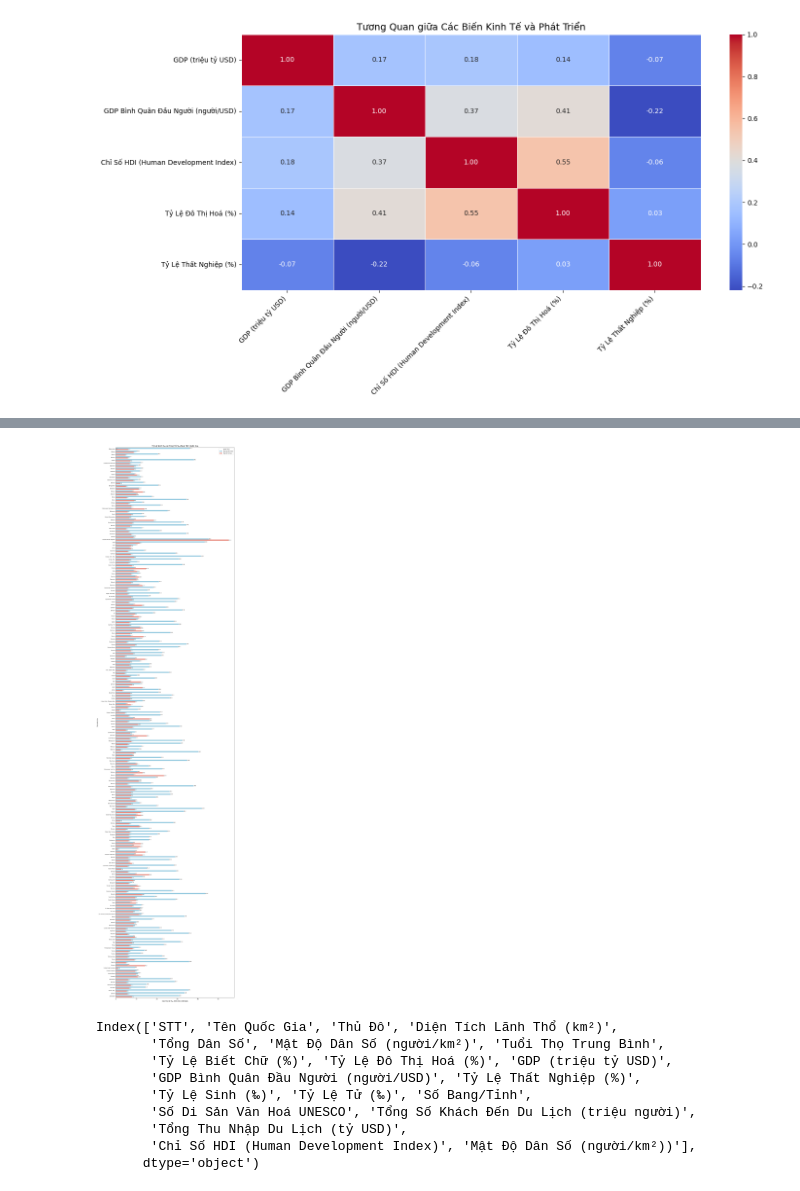
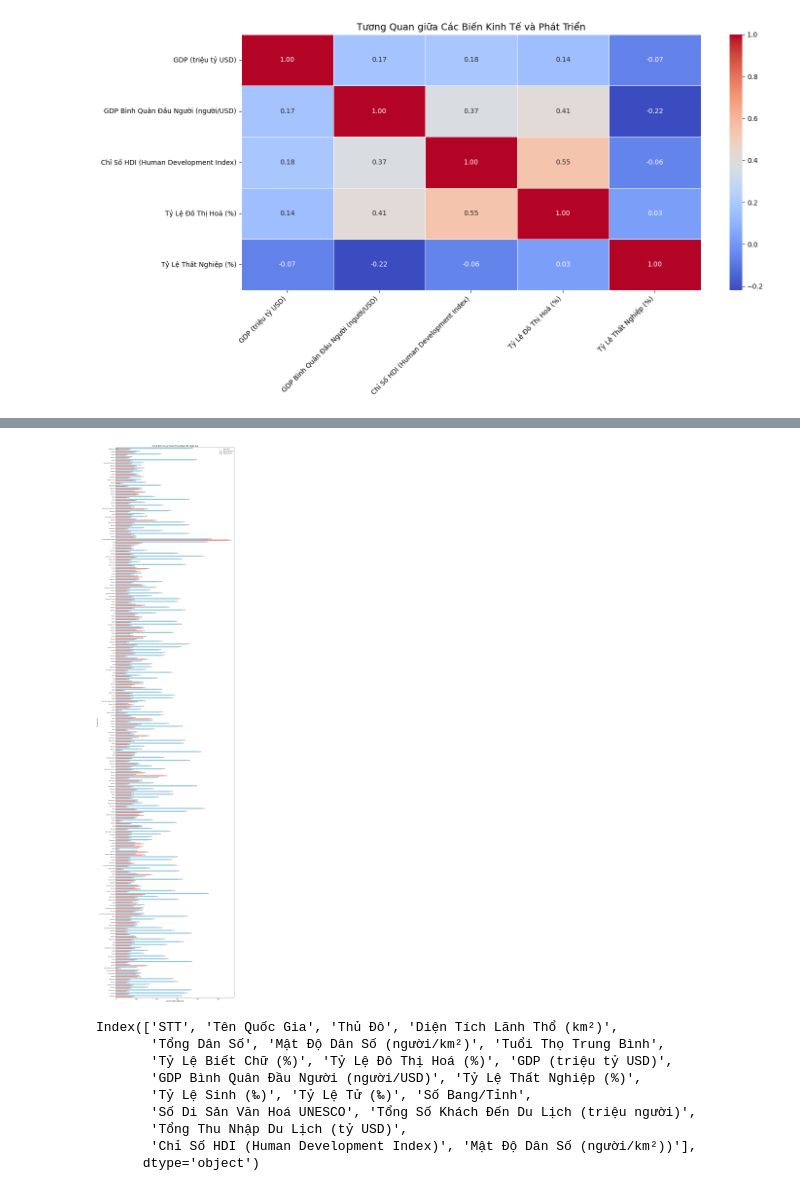
Before and after one commit to HUyEsona/Data-visualization-axis, a Jupyter notebook: main.ipynb, the cells around one changed output, grey strips where cells are left out. Drawn from its saved outputs; the diff is of its cells as text; code cells hidden in the pictures.

```diff
--- a/main.ipynb
+++ b/main.ipynb
@@ -588,42 +560,39 @@ plt.show()
 # %%
 plt.figure(figsize=(15, 60))
 
 # Chuyển đổi dữ liệu từ dạng rộng sang dạng dài
 df_long = df.melt(id_vars=["Tên Quốc Gia"], value_vars=["Tỷ Lệ Sinh (‰)", "Tỷ Lệ Tử (‰)"],
                   var_name="Loại Tỉ Lệ", value_name="Giá Trị")
 
-# Chuyển đổi đơn vị sang hàng nghìn
-df_long['Giá Trị (phần nghìn)'] = df_long.apply(
-    lambda row: row['Giá Trị'] * 100,
-    axis=1
-)
+# Nhân giá trị với 1000
+df_long['Giá Trị (‰)'] = df_long['Giá Trị'] * 1000
 
 # Định nghĩa bảng màu tùy chỉnh
 custom_palette = {"Tỷ Lệ Sinh (‰)": "skyblue", "Tỷ Lệ Tử (‰)": "salmon"}
 
 # Vẽ biểu đồ
-ax = sns.barplot(y="Tên Quốc Gia", x="Giá Trị (phần nghìn)", hue="Loại Tỉ Lệ", data=df_long, palette=custom_palette)
+ax = sns.barplot(y="Tên Quốc Gia", x="Giá Trị (‰)", hue="Loại Tỉ Lệ", data=df_long, palette=custom_palette)
 
-# Thêm giá trị vào cuối mỗi cột
+# Thêm giá trị vào cuối mỗi cột với dấu ‰
 for p in ax.patches:
     width = p.get_width()
     if not pd.isna(width):
-        ax.text(width + 0.01,  # Vị trí x: cuối cột + khoảng trắng
+        ax.text(width + 0.1,  # Vị trí x: cuối cột + khoảng trắng
                 p.get_y() + p.get_height() / 2.,  # Vị trí y: giữa cột
-                f'{width:.1f}',  # Hiển thị giá trị với 1 chữ số thập phân
+                f'{width:.0f}‰',  # Hiển thị giá trị với 1 chữ số thập phân và dấu ‰
                 va='center', ha='left', fontsize=8, color='black')
 
 # Định dạng biểu đồ
 plt.xticks(fontsize=10)
 plt.yticks(rotation=0, fontsize=8)
-plt.xlabel("Giá Trị ỷ lệ ‰, tính cho 1000 dân", fontsize=12)
+plt.xlabel("Giá Trị (nhân nghìn ‰)", fontsize=12)
 plt.ylabel("Tên Quốc Gia", fontsize=10)
 plt.title("Tỷ Lệ Sinh ‰ và Tỉ Lệ Tử ‰ theo Tên Quốc Gia", fontsize=15)
 plt.legend(title="Loại Tỉ Lệ", loc='upper right')
 plt.tight_layout()
 plt.show()
 # %% [output]
-[figure, old version]
+[figure, new version]
 # %%
 print(df.columns)
 # %% [output]
```
Also changed, not shown: parts of 8 cells of this notebook.
